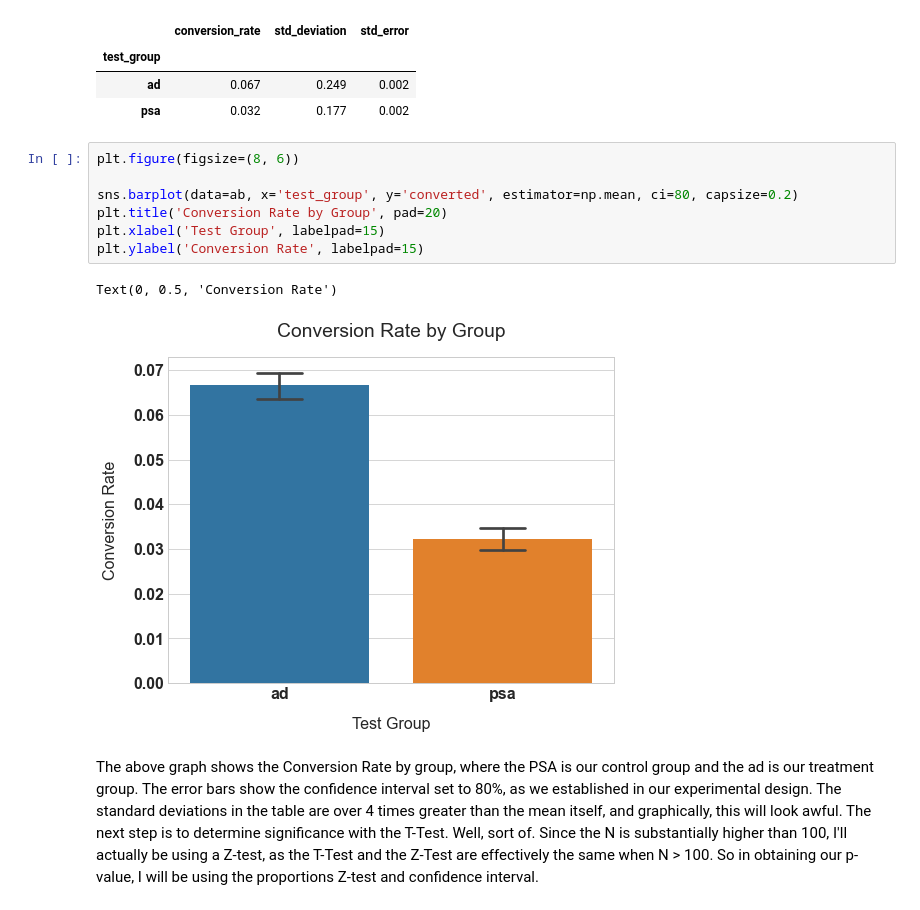
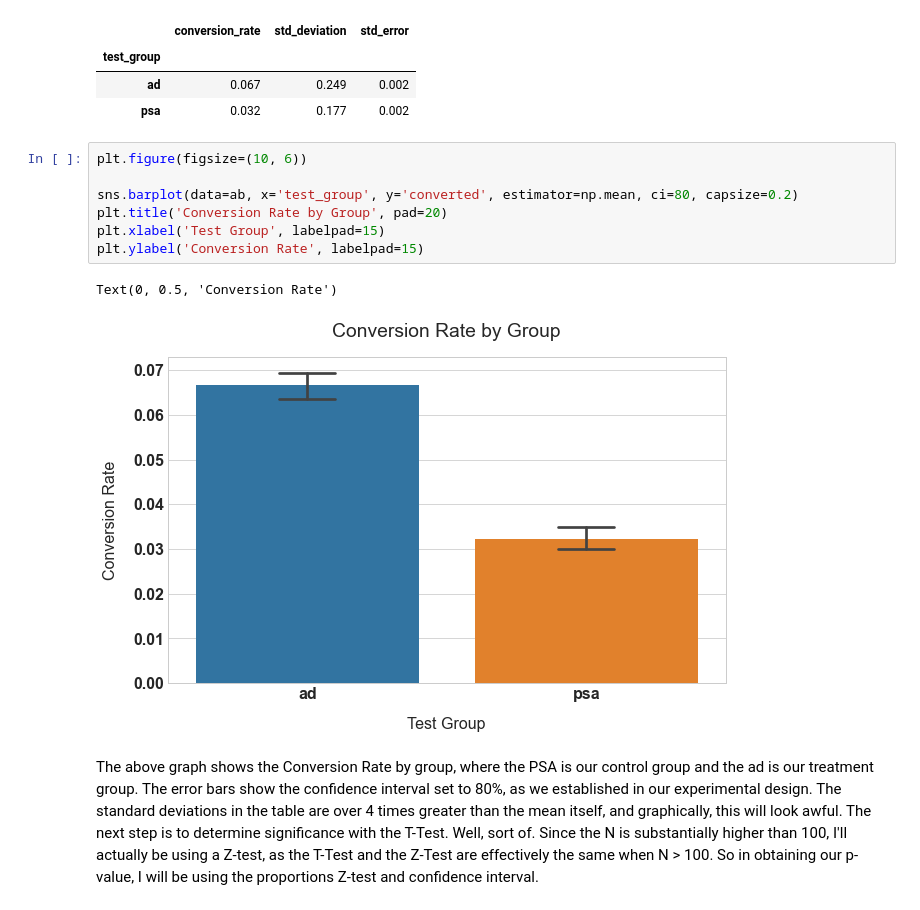
Before and after one commit to FreshOats/Marketing_Analysis, a Jupyter notebook: Ad_Campaign_AB_Test.ipynb, the cells around one changed output. Saved outputs shown, nothing was run; the diff lists cells and outputs as text.

```diff
--- a/Ad_Campaign_AB_Test.ipynb
+++ b/Ad_Campaign_AB_Test.ipynb
@@ -264,15 +263,15 @@ conversion_rates.style.format('{:.3f}')
 | ad | 0.067 | 0.249 | 0.002 |
 | psa | 0.032 | 0.177 | 0.002 |
 # %%
-plt.figure(figsize=(8, 6))
+plt.figure(figsize=(10, 6))
 
 sns.barplot(data=ab, x='test_group', y='converted', estimator=np.mean, ci=80, capsize=0.2)
 plt.title('Conversion Rate by Group', pad=20)
 plt.xlabel('Test Group', labelpad=15)
 plt.ylabel('Conversion Rate', labelpad=15)
 # %% [output]
 Text(0, 0.5, 'Conversion Rate')
-[figure, old version]
+[figure, new version]
 # %% [markdown]
 The above graph shows the Conversion Rate by group, where the PSA is our control group and the ad is our treatment group. The error bars show the confidence interval set to 80%, as we established in our experimental design. The standard deviations in the table are over 4 times greater than the mean itself, and graphically, this will look awful. The next step is to determine significance with the T-Test.
 Well, sort of. Since the N is substantially higher than 100, I'll actually be using a Z-test, as the T-Test and the Z-Test are effectively the same when N > 100. So in obtaining our p-value, I will be using the proportions Z-test and confidence interval.
```
Also changed, not shown: parts of 13 cells of this notebook, 13 other files.
